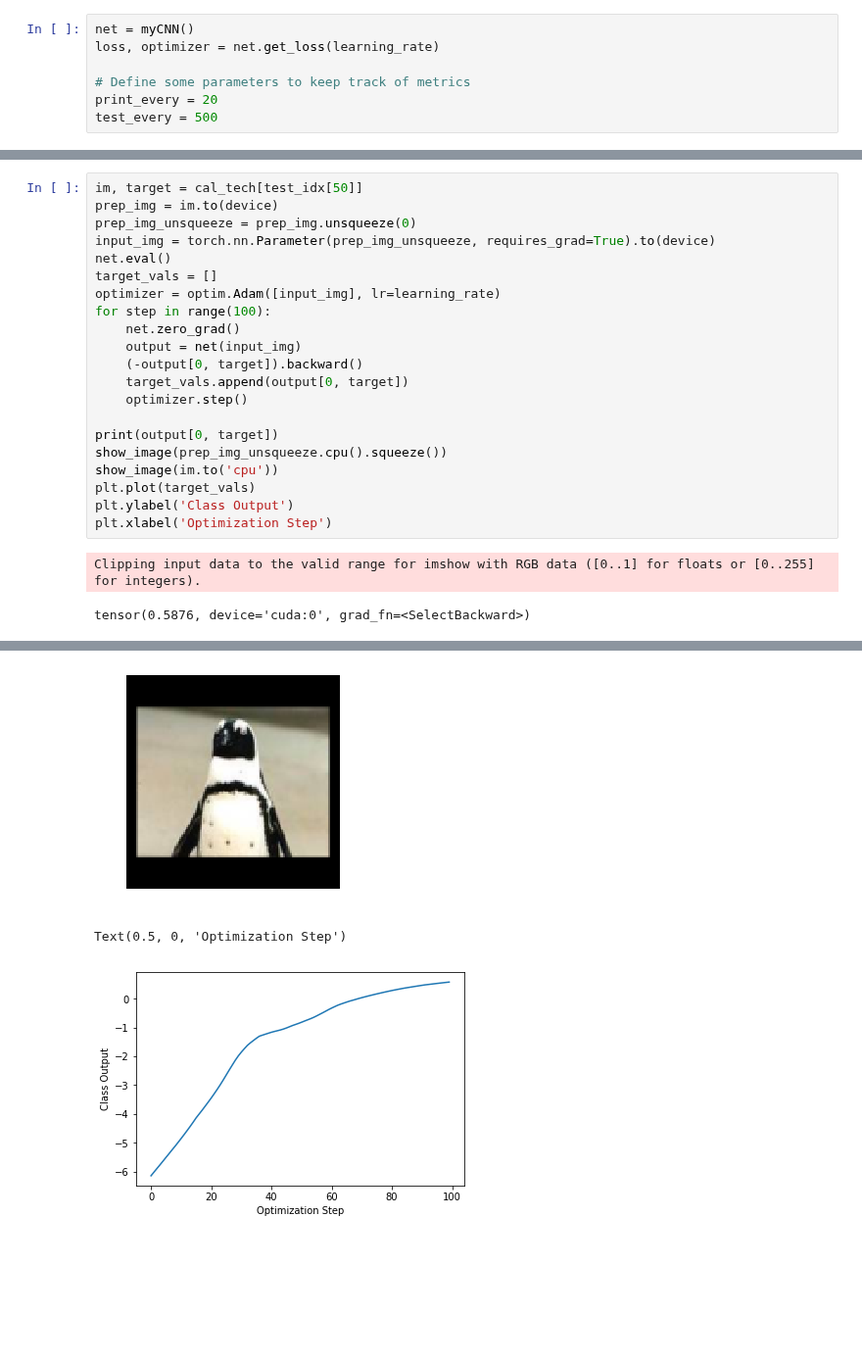
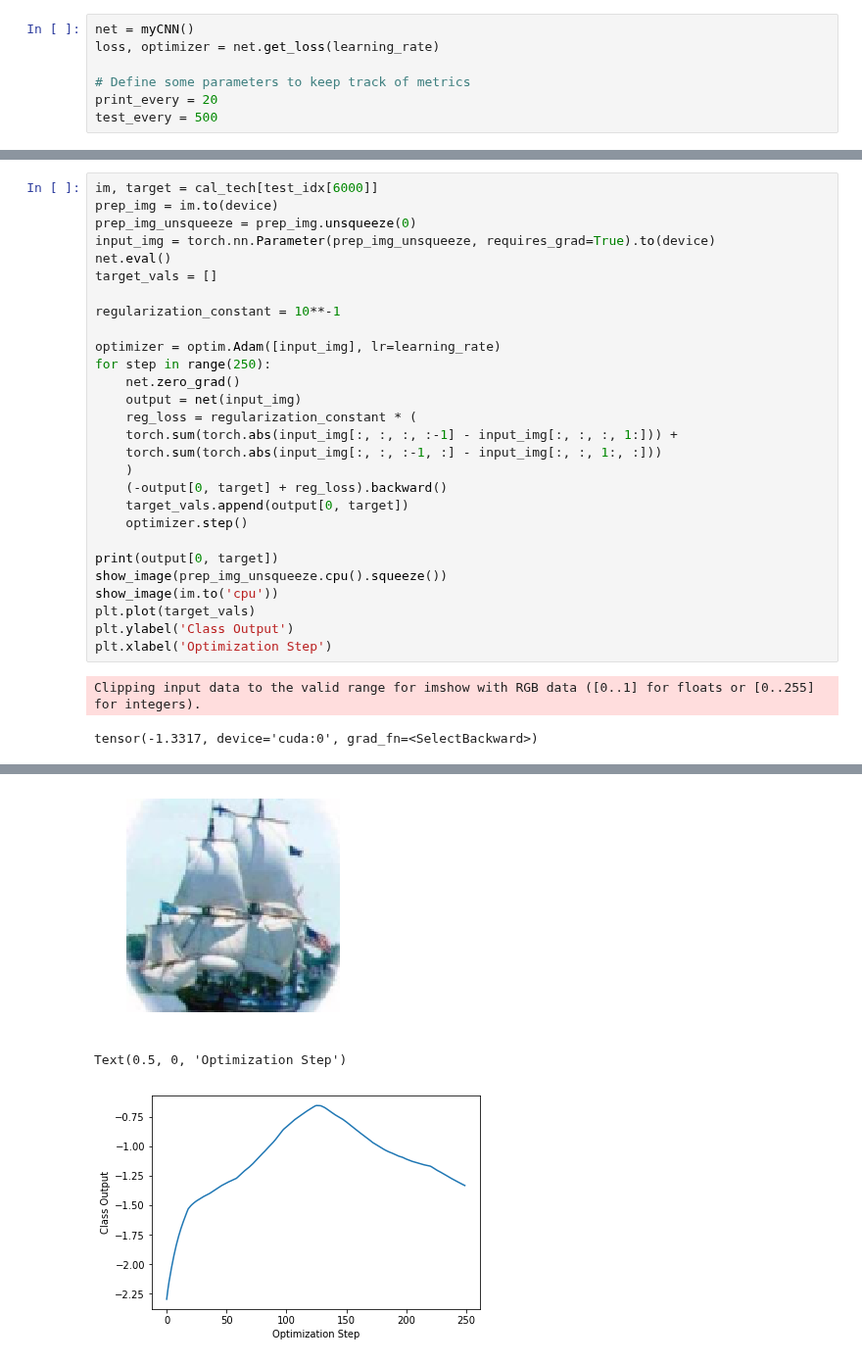
Before and after one commit to mlfa19/assignments, a Jupyter notebook: Module 1/m1_project/Examples/Visualizing_Your_Network.ipynb, the cells around one changed output, grey strips where cells are left out. Shown at 98% size. Saved outputs shown, nothing was run; the diff lists cells and outputs as text; blank space fills up the shorter version.

```diff
--- a/Module 1/m1_project/Examples/Visualizing_Your_Network.ipynb
+++ b/Module 1/m1_project/Examples/Visualizing_Your_Network.ipynb
@@ -264,15 +269,22 @@ plt.show()
 # %%
-im, target = cal_tech[test_idx[50]]
+im, target = cal_tech[test_idx[6000]]
 prep_img = im.to(device)
 prep_img_unsqueeze = prep_img.unsqueeze(0)
 input_img = torch.nn.Parameter(prep_img_unsqueeze, requires_grad=True).to(device)
 net.eval()
 target_vals = []
+
+regularization_constant = 10**-1
+
 optimizer = optim.Adam([input_img], lr=learning_rate)
-for step in range(100):
+for step in range(250):
     net.zero_grad()
     output = net(input_img)
-    (-output[0, target]).backward()
+    reg_loss = regularization_constant * (
+    torch.sum(torch.abs(input_img[:, :, :, :-1] - input_img[:, :, :, 1:])) +
+    torch.sum(torch.abs(input_img[:, :, :-1, :] - input_img[:, :, 1:, :]))
+    )
+    (-output[0, target] + reg_loss).backward()
     target_vals.append(output[0, target])
     optimizer.step()
 
@@ -284,4 +296,4 @@ plt.ylabel('Class Output')
 plt.xlabel('Optimization Step')
 # %% [output]
 Clipping input data to the valid range for imshow with RGB data ([0..1] for floats or [0..255] for integers).
-tensor(0.5876, device='cuda:0', grad_fn=<SelectBackward>)
+tensor(-1.3317, device='cuda:0', grad_fn=<SelectBackward>)
@@ -289,3 +301,3 @@ tensor(0.5876, device='cuda:0', grad_fn=<SelectBackward>)
-[figure, old version]
+[figure, new version]
 Text(0.5, 0, 'Optimization Step')
-[figure, old version]
+[figure, new version]
```
Also changed, not shown: parts of 6 cells of this notebook.
